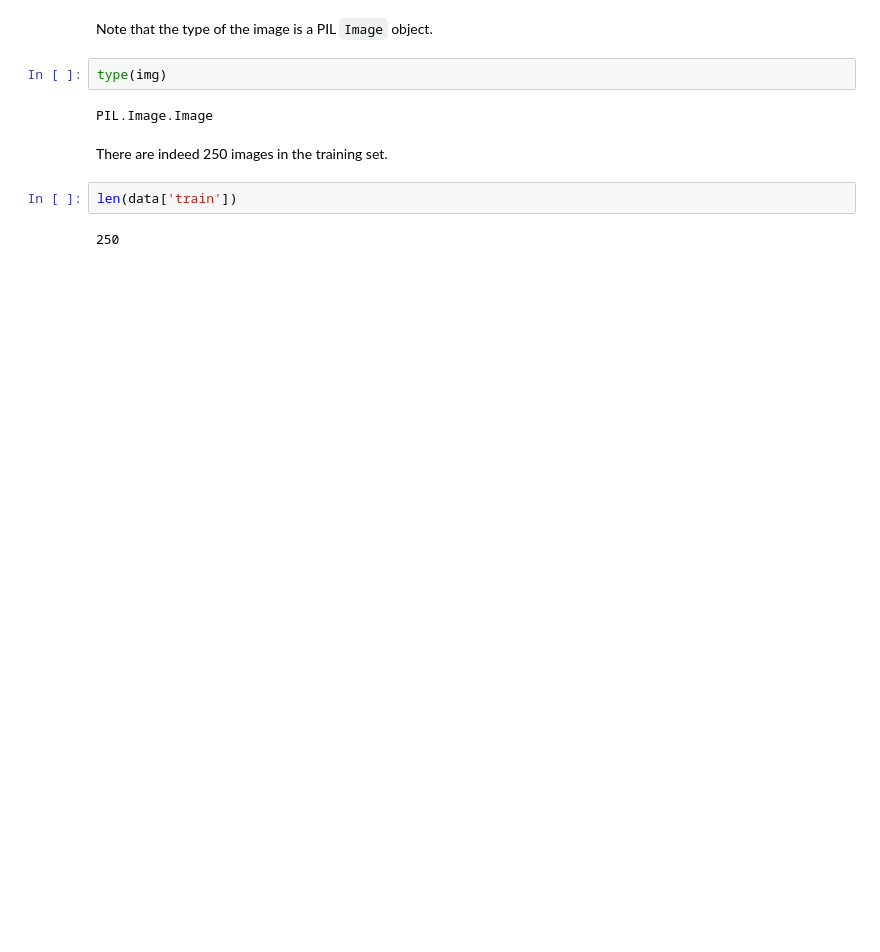
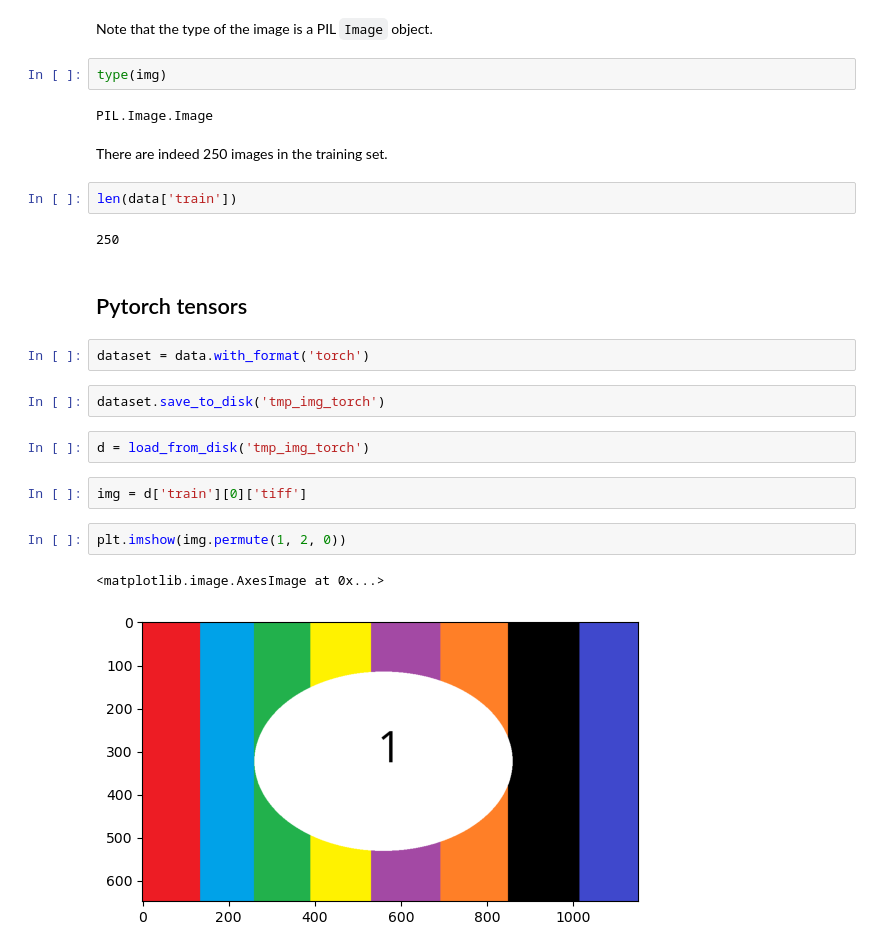
Before and after one commit to gjbex/IO-performance, a Jupyter notebook: source-code/image-data/datasets.ipynb, the cells around one changed output. Drawn from its saved outputs; the diff is of its cells as text; blank space fills up the shorter version.

```diff
--- a/source-code/image-data/datasets.ipynb
+++ b/source-code/image-data/datasets.ipynb
@@ -37,3 +38,18 @@ There are indeed 250 images in the training set.
 len(data['train'])
 # %% [output]
 250
+# %% [markdown]
+## Pytorch tensors
+# %%
+dataset = data.with_format('torch')
+# %%
+dataset.save_to_disk('tmp_img_torch')
+# %%
+d = load_from_disk('tmp_img_torch')
+# %%
+img = d['train'][0]['tiff']
+# %%
+plt.imshow(img.permute(1, 2, 0))
+# %% [output]
+<matplotlib.image.AxesImage at 0x...>
+[figure, added]
```
Also changed, not shown: parts of 1 cell of this notebook.
